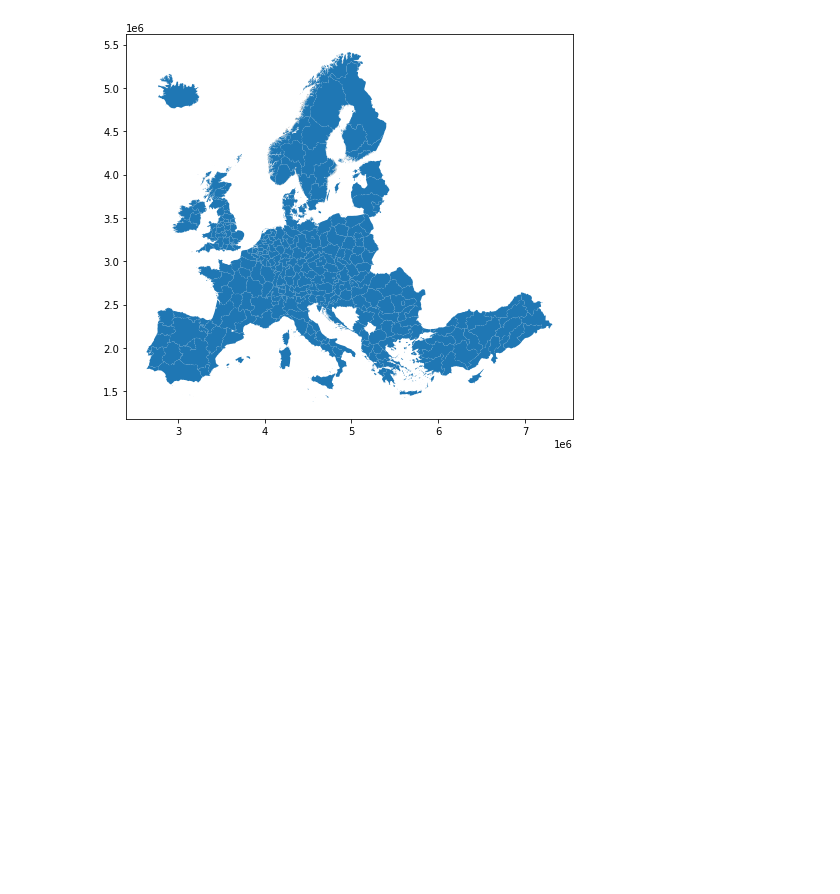
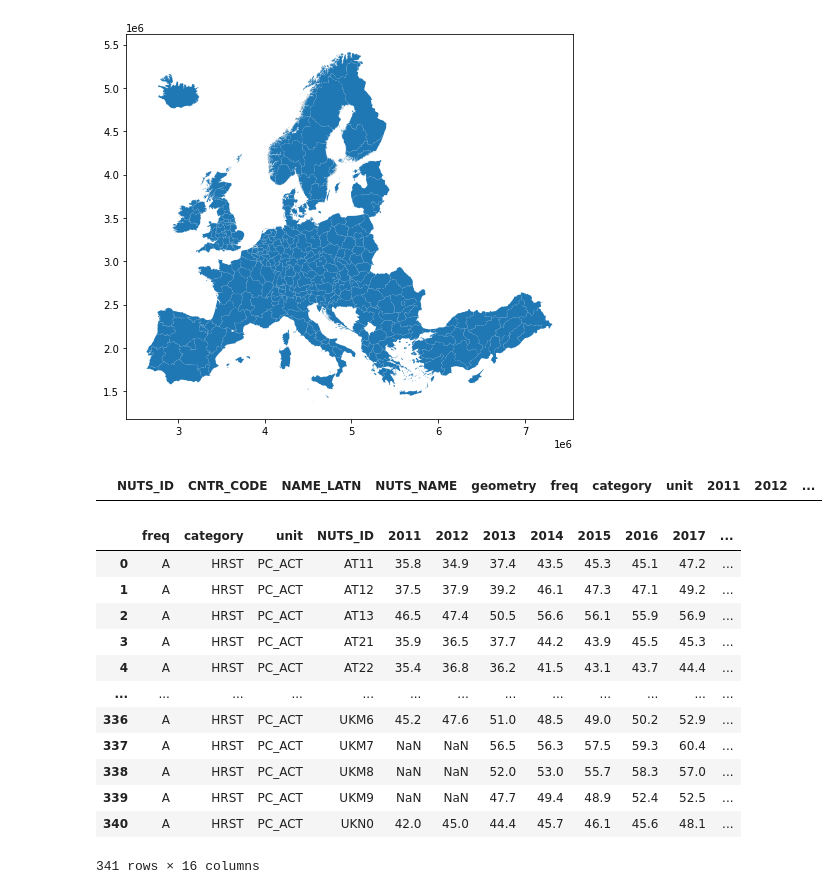
Before and after one commit to GISAdamToth/ArcGIS_Notebooks_thesis, a Jupyter notebook: eurostat/eurostat.ipynb, the cells around one changed output. Saved outputs shown, nothing was run; the diff lists cells and outputs as text; code cells hidden in the pictures; blank space fills up the shorter version.

````diff
--- a/eurostat/eurostat.ipynb
+++ b/eurostat/eurostat.ipynb
@@ -27,8 +27,8 @@ toc_df
 # %% [markdown]
 You can filter the datasets by *keyword*. Function ```subset_toc_df()``` extracts the datasets where the title contains *keyword*. Let's pick a keyword, for example ```'science'```.
 # %%
-st_datasets = eurostat.subset_toc_df(toc_df, 'science')
-st_datasets
+sc_datasets = eurostat.subset_toc_df(toc_df, 'science')
+sc_datasets
 # %% [output]
 |  | title | code | type | last update of data | last table structure change | data start | data end |
 | 2401 | Human resources in science and te... | TSC00025 | dataset | 2024-03-14T23:00:00+0100 | 2024-03-14T23:00:00+0100 | 2011 | 2022 |
@@ -277,3 +277,24 @@ nuts2_gdf.plot(figsize=(8, 8))
 # %% [output]
 <AxesSubplot:>
 [figure]
+# %%
+nuts2_gdf[nuts2_gdf.CNTR_CODE == 'AL']
+# %% [output]
+|  | NUTS_ID | CNTR_CODE | NAME_LATN | NUTS_NAME | geometry | freq | category | unit | 2011 | 2012 | ... |
+# %%
+data.rename(columns = {'geo\TIME_PERIOD':'NUTS_ID'}, inplace = True)
+data
+# %% [output]
+|  | freq | category | unit | NUTS_ID | 2011 | 2012 | 2013 | 2014 | 2015 | 2016 | 2017 | ... |
+| 0 | A | HRST | PC_ACT | AT11 | 35.8 | 34.9 | 37.4 | 43.5 | 45.3 | 45.1 | 47.2 | ... |
+| 1 | A | HRST | PC_ACT | AT12 | 37.5 | 37.9 | 39.2 | 46.1 | 47.3 | 47.1 | 49.2 | ... |
+| 2 | A | HRST | PC_ACT | AT13 | 46.5 | 47.4 | 50.5 | 56.6 | 56.1 | 55.9 | 56.9 | ... |
+| 3 | A | HRST | PC_ACT | AT21 | 35.9 | 36.5 | 37.7 | 44.2 | 43.9 | 45.5 | 45.3 | ... |
+| 4 | A | HRST | PC_ACT | AT22 | 35.4 | 36.8 | 36.2 | 41.5 | 43.1 | 43.7 | 44.4 | ... |
+| ... | ... | ... | ... | ... | ... | ... | ... | ... | ... | ... | ... | ... |
+| 336 | A | HRST | PC_ACT | UKM6 | 45.2 | 47.6 | 51.0 | 48.5 | 49.0 | 50.2 | 52.9 | ... |
+| 337 | A | HRST | PC_ACT | UKM7 | NaN | NaN | 56.5 | 56.3 | 57.5 | 59.3 | 60.4 | ... |
+| 338 | A | HRST | PC_ACT | UKM8 | NaN | NaN | 52.0 | 53.0 | 55.7 | 58.3 | 57.0 | ... |
+| 339 | A | HRST | PC_ACT | UKM9 | NaN | NaN | 47.7 | 49.4 | 48.9 | 52.4 | 52.5 | ... |
+| 340 | A | HRST | PC_ACT | UKN0 | 42.0 | 45.0 | 44.4 | 45.7 | 46.1 | 45.6 | 48.1 | ... |
+341 rows × 16 columns
````
Also changed, not shown: parts of 5 cells of this notebook.
